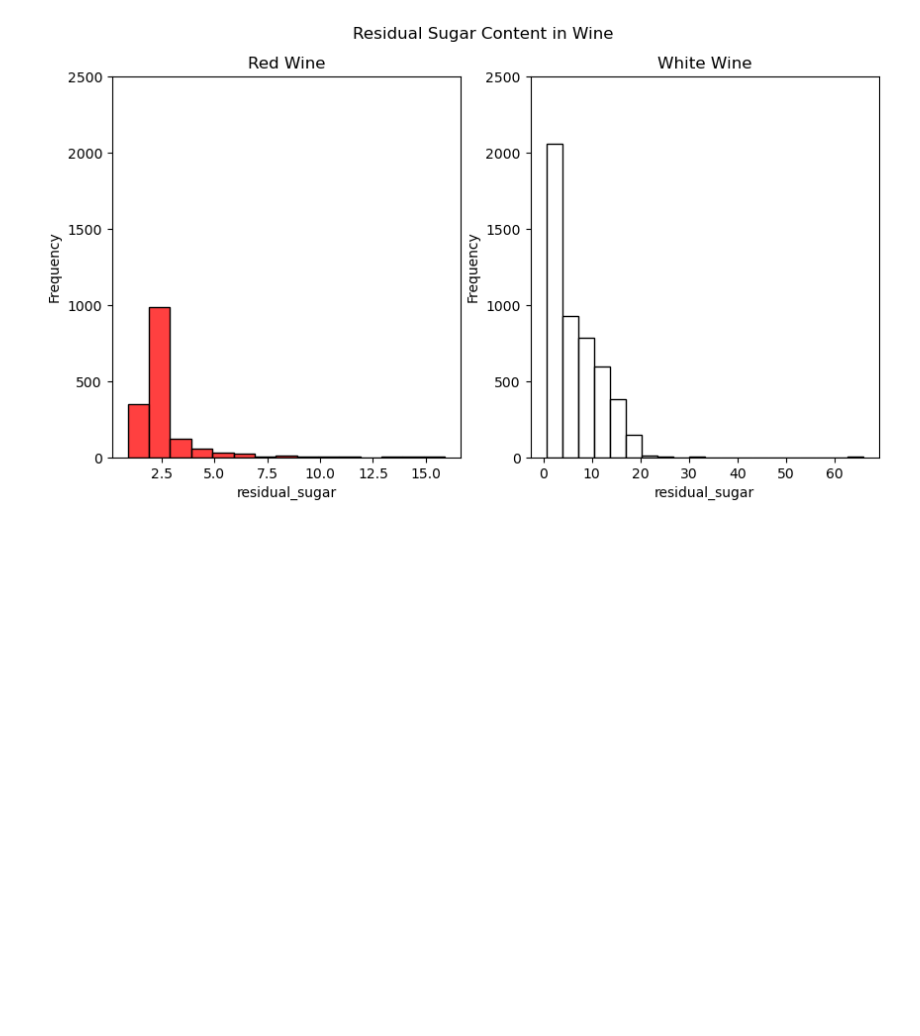
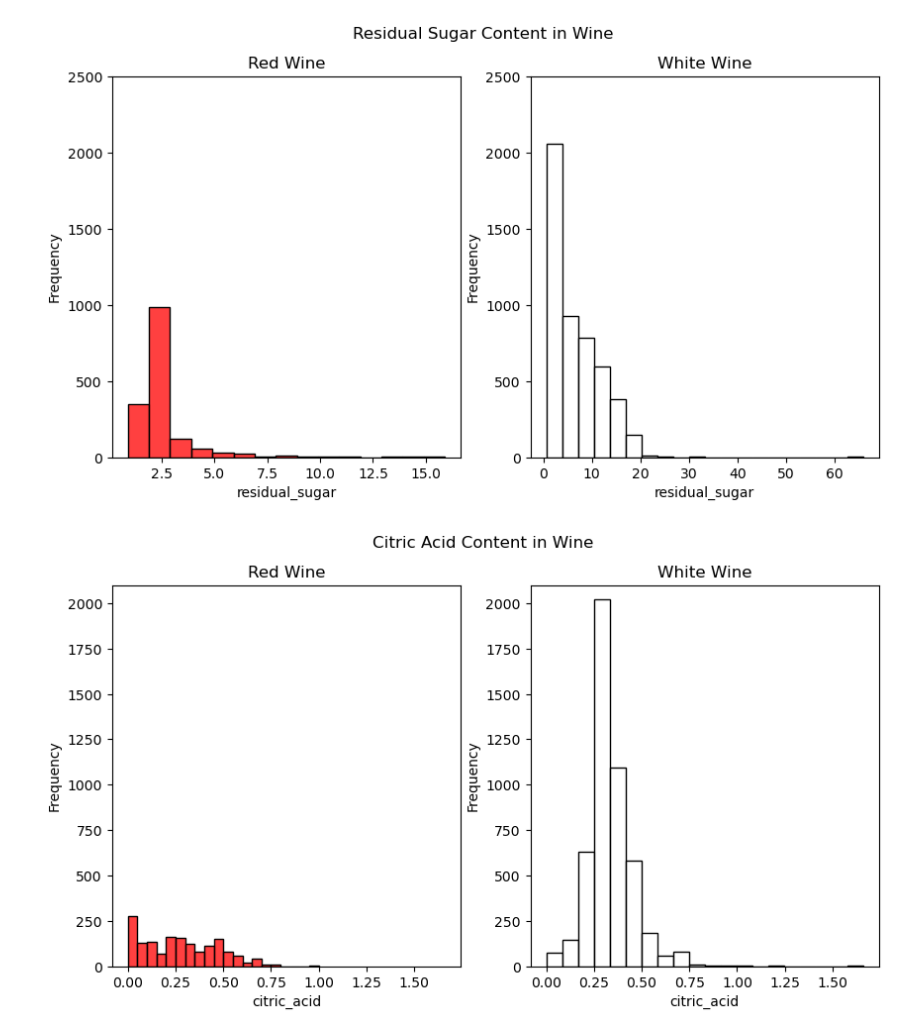
Before and after one commit to cdb8675309/Sprint-2, a Jupyter notebook: P2_S2.ipynb, the cells around one changed output. Saved outputs shown, nothing was run; the diff lists cells and outputs as text; code cells hidden in the pictures; blank space fills up the shorter version.

Commit message:
"more graphs"

```diff
--- a/P2_S2.ipynb
+++ b/P2_S2.ipynb
@@ -163,3 +163,20 @@ ax[1].set_ylim(top=2500)
 plt.show()
 # %% [output]
 [figure]
+# %%
+#citric acid content, frequency, by wine type
+
+import seaborn as sns
+
+fig, ax = plt.subplots(1,2, sharex=True, figsize=(10,5))
+
+
+sns.histplot(data=red_wine, x = 'citric_acid', ax=ax[0], color='red', bins=20 ).set(title='Red Wine', ylabel = 'Frequency')
+sns.histplot(data=white_wine, x = 'citric_acid', ax=ax[1], color='white', bins=20).set(title='White Wine', ylabel = 'Frequency')
+fig.suptitle('Citric Acid Content in Wine')
+
+ax[0].set_ylim(top=2100)
+ax[1].set_ylim(top=2100)
+plt.show()
+# %% [output]
+[figure, added]
```
Also changed, not shown: parts of 2 cells of this notebook.
